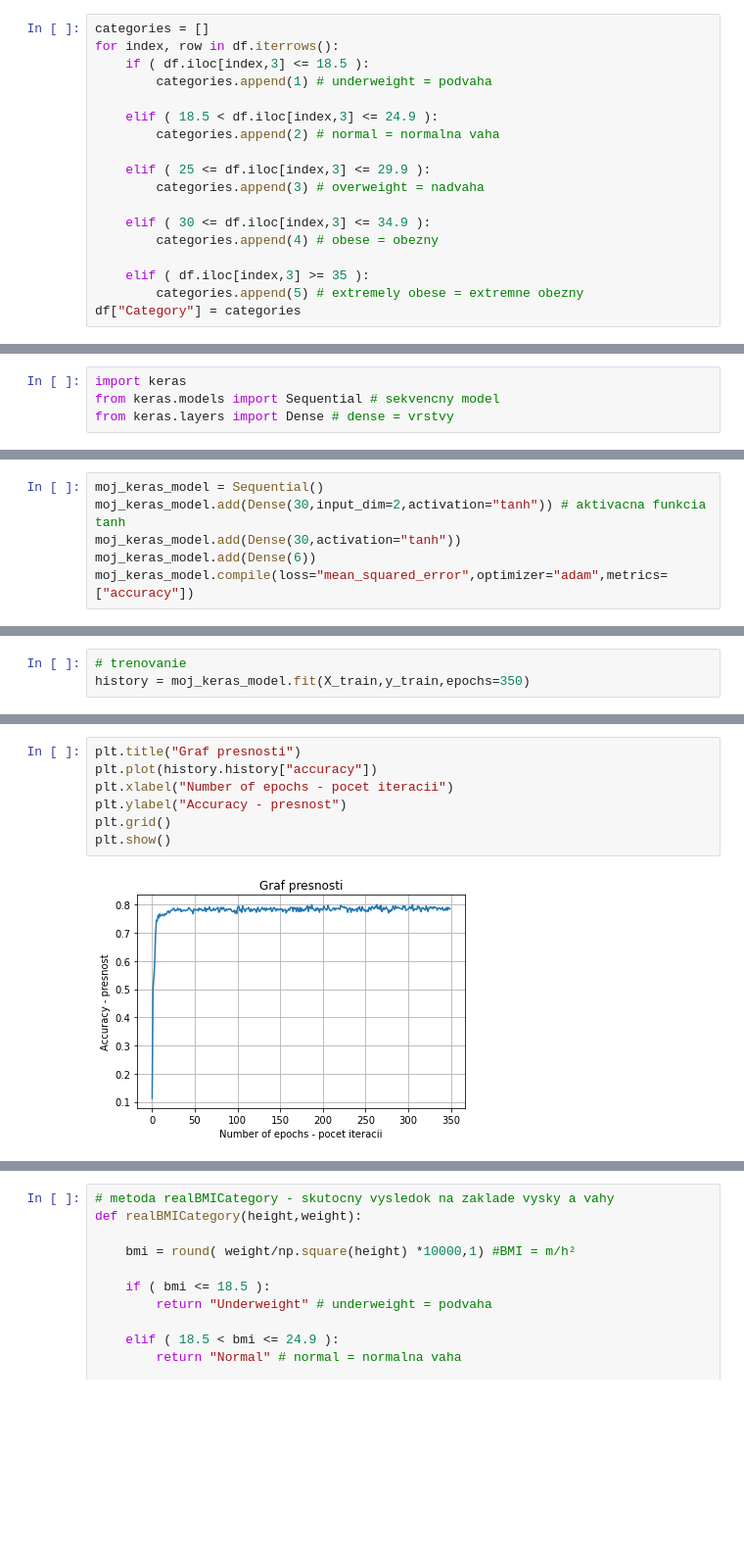
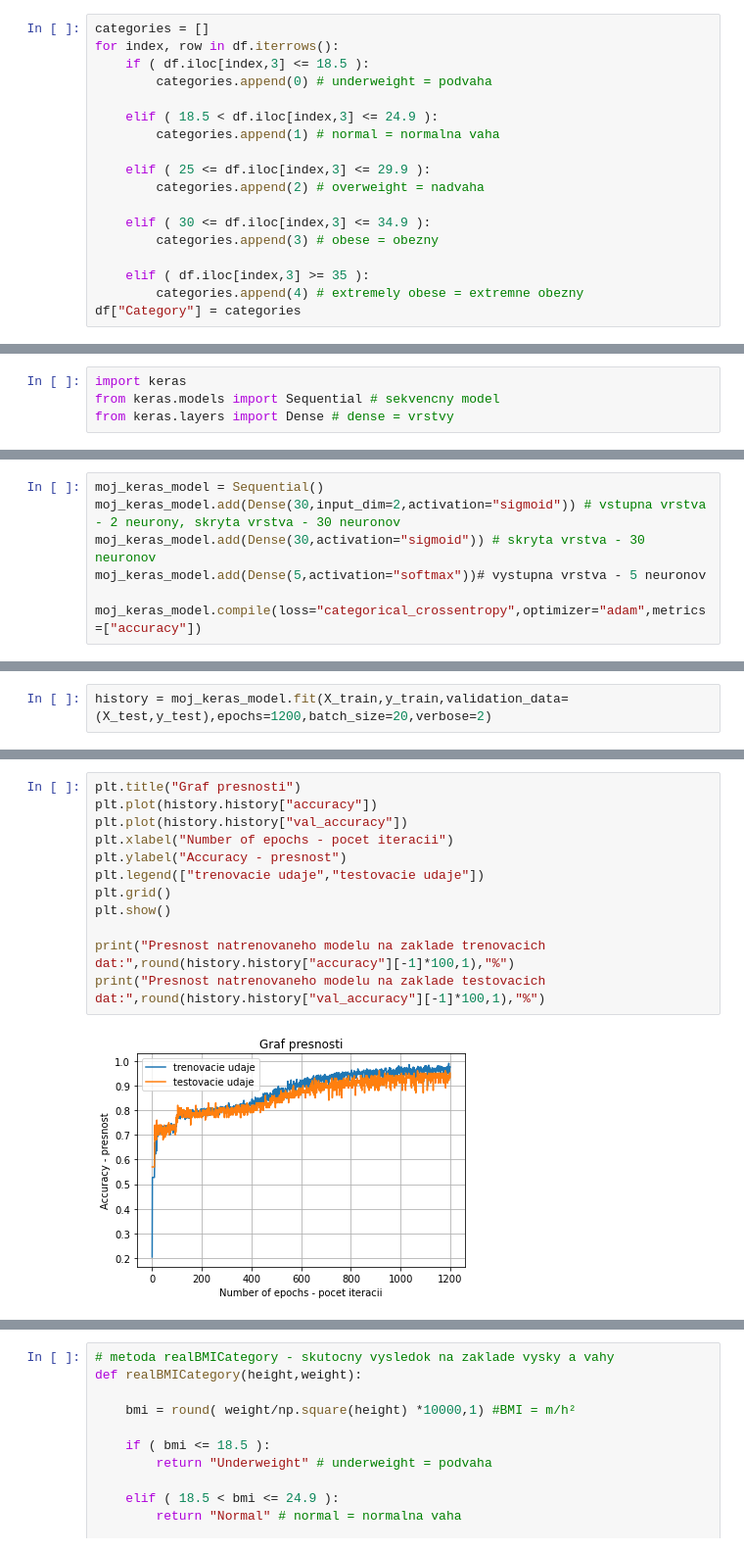
Before and after one commit to oliverolah97/Olah_NS2021, a Jupyter notebook: Olah_NS2021.ipynb, the cells around one changed output, grey strips where cells are left out. Shown at 98% size. Saved outputs shown, nothing was run; the diff lists cells and outputs as text; blank space fills up the shorter version.

```diff
--- a/Olah_NS2021.ipynb
+++ b/Olah_NS2021.ipynb
@@ -35,18 +53,18 @@ Image("img_bmi.jpg")
 categories = []
 for index, row in df.iterrows():
     if ( df.iloc[index,3] <= 18.5 ):
-        categories.append(1) # underweight = podvaha
+        categories.append(0) # underweight = podvaha
 
     elif ( 18.5 < df.iloc[index,3] <= 24.9 ):
-        categories.append(2) # normal = normalna vaha
+        categories.append(1) # normal = normalna vaha
 
     elif ( 25 <= df.iloc[index,3] <= 29.9 ):
-        categories.append(3) # overweight = nadvaha
+        categories.append(2) # overweight = nadvaha
 
     elif ( 30 <= df.iloc[index,3] <= 34.9 ):
-        categories.append(4) # obese = obezny
+        categories.append(3) # obese = obezny
 
     elif ( df.iloc[index,3] >= 35 ):
-        categories.append(5) # extremely obese = extremne obezny
+        categories.append(4) # extremely obese = extremne obezny
 df["Category"] = categories
 # %%
@@ -115,6 +172,7 @@ from keras.layers import Dense # dense = vrstvy
 # %%
 moj_keras_model = Sequential()
-moj_keras_model.add(Dense(30,input_dim=2,activation="tanh")) # aktivacna funkcia tanh
-moj_keras_model.add(Dense(30,activation="tanh"))
-moj_keras_model.add(Dense(6))
-moj_keras_model.compile(loss="mean_squared_error",optimizer="adam",metrics=["accuracy"])
+moj_keras_model.add(Dense(30,input_dim=2,activation="sigmoid")) # vstupna vrstva - 2 neurony, skryta vrstva - 30 neuronov
+moj_keras_model.add(Dense(30,activation="sigmoid")) # skryta vrstva - 30 neuronov
+moj_keras_model.add(Dense(5,activation="softmax"))# vystupna vrstva - 5 neuronov
+
+moj_keras_model.compile(loss="categorical_crossentropy",optimizer="adam",metrics=["accuracy"])
@@ -128,3 +186,0 @@ Image("img_NS.png")
-# %%
-# trenovanie
-history = moj_keras_model.fit(X_train,y_train,epochs=350)
@@ -156,0 +189,2 @@ Minimalna presnost pri trenovani NS: 11 %
+# %%
+history = moj_keras_model.fit(X_train,y_train,validation_data=(X_test,y_test),epochs=1200,batch_size=20,verbose=2)
@@ -157,9 +253,14 @@ Minimalna presnost pri trenovani NS: 11 %
 # %%
 plt.title("Graf presnosti")
 plt.plot(history.history["accuracy"])
+plt.plot(history.history["val_accuracy"])
 plt.xlabel("Number of epochs - pocet iteracii")
 plt.ylabel("Accuracy - presnost")
+plt.legend(["trenovacie udaje","testovacie udaje"])
 plt.grid()
 plt.show()
+
+print("Presnost natrenovaneho modelu na zaklade trenovacich dat:",round(history.history["accuracy"][-1]*100,1),"%")
+print("Presnost natrenovaneho modelu na zaklade testovacich dat:",round(history.history["val_accuracy"][-1]*100,1),"%")
 # %% [output]
-[figure, old version]
+[figure, new version]
```
Also changed, not shown: parts of 54 cells of this notebook, 1 other file.
